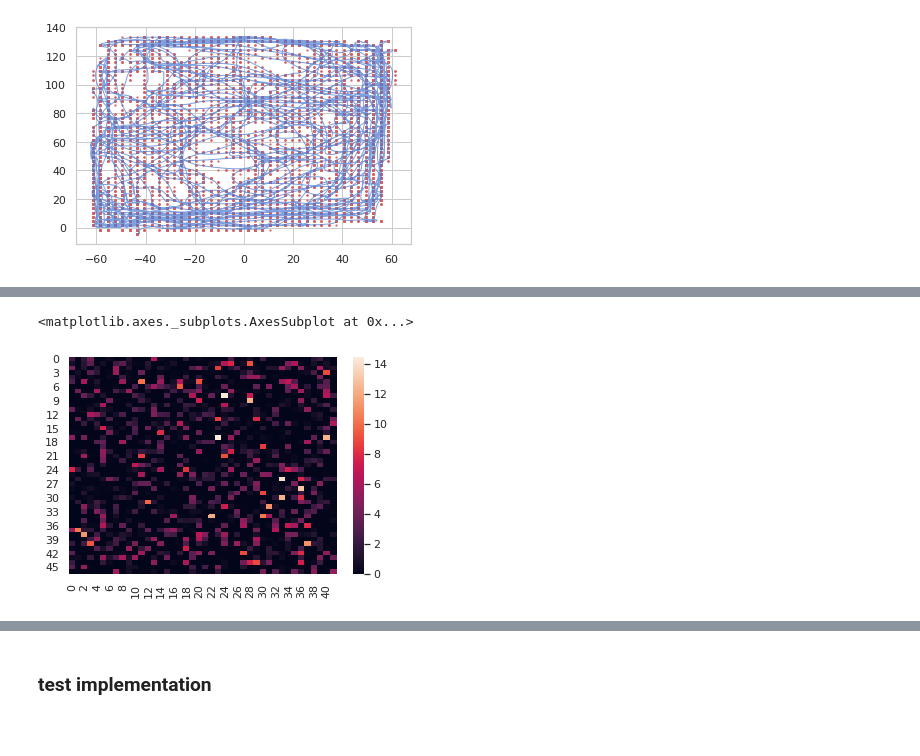
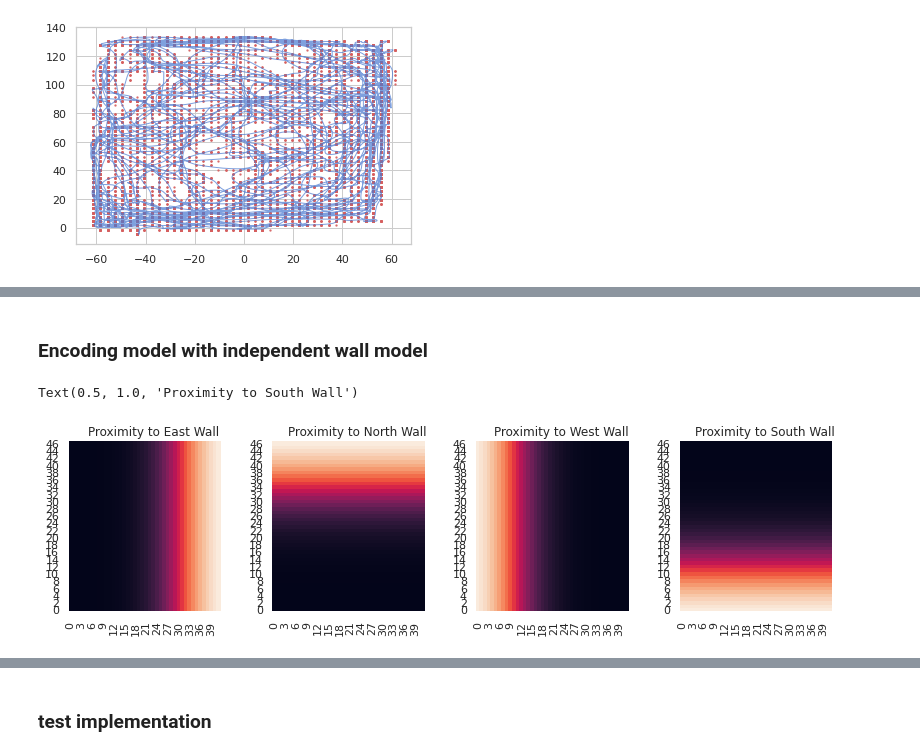
Before and after one commit to alexgonzl/TMA, a Jupyter notebook: Notebooks/border_score_dev.ipynb, the cells around one changed output, grey strips where cells are left out. Saved outputs shown, nothing was run; the diff lists cells and outputs as text; code cells hidden in the pictures; blank space fills up the shorter version.

```diff
--- a/Notebooks/border_score_dev.ipynb
+++ b/Notebooks/border_score_dev.ipynb
@@ -981,8 +537,2 @@ mm.summary2()
-# %%
-unit=4
-
-f = fr_maps[unit]
-sns.heatmap(m)
-# %% [output]
-<matplotlib.axes._subplots.AxesSubplot at 0x...>
-[figure, removed]
+# %% [markdown]
+### Encoding model with independent wall model
@@ -988,0 +569,24 @@ sns.heatmap(m)
+# %%
+f,ax=plt.subplots(1,4, figsize=(14,6))
+sns.heatmap(east_prox,ax=ax[0],cbar=False)
+ax[0].invert_yaxis()
+ax[0].axis('square')
+ax[0].set_title('Proximity to East Wall')
+
+sns.heatmap(north_prox,ax=ax[1],cbar=False)
+ax[1].invert_yaxis()
+ax[1].axis('square')
+ax[1].set_title('Proximity to North Wall')
+
+sns.heatmap(west_prox,ax=ax[2],cbar=False)
+ax[2].invert_yaxis()
+ax[2].axis('square')
+ax[2].set_title('Proximity to West Wall')
+
+sns.heatmap(south_prox,ax=ax[3],cbar=False)
+ax[3].invert_yaxis()
+ax[3].axis('square')
+ax[3].set_title('Proximity to South Wall')
+# %% [output]
+Text(0.5, 1.0, 'Proximity to South Wall')
+[figure, added]
```
Also changed, not shown: parts of 57 cells of this notebook, 6 other files.
